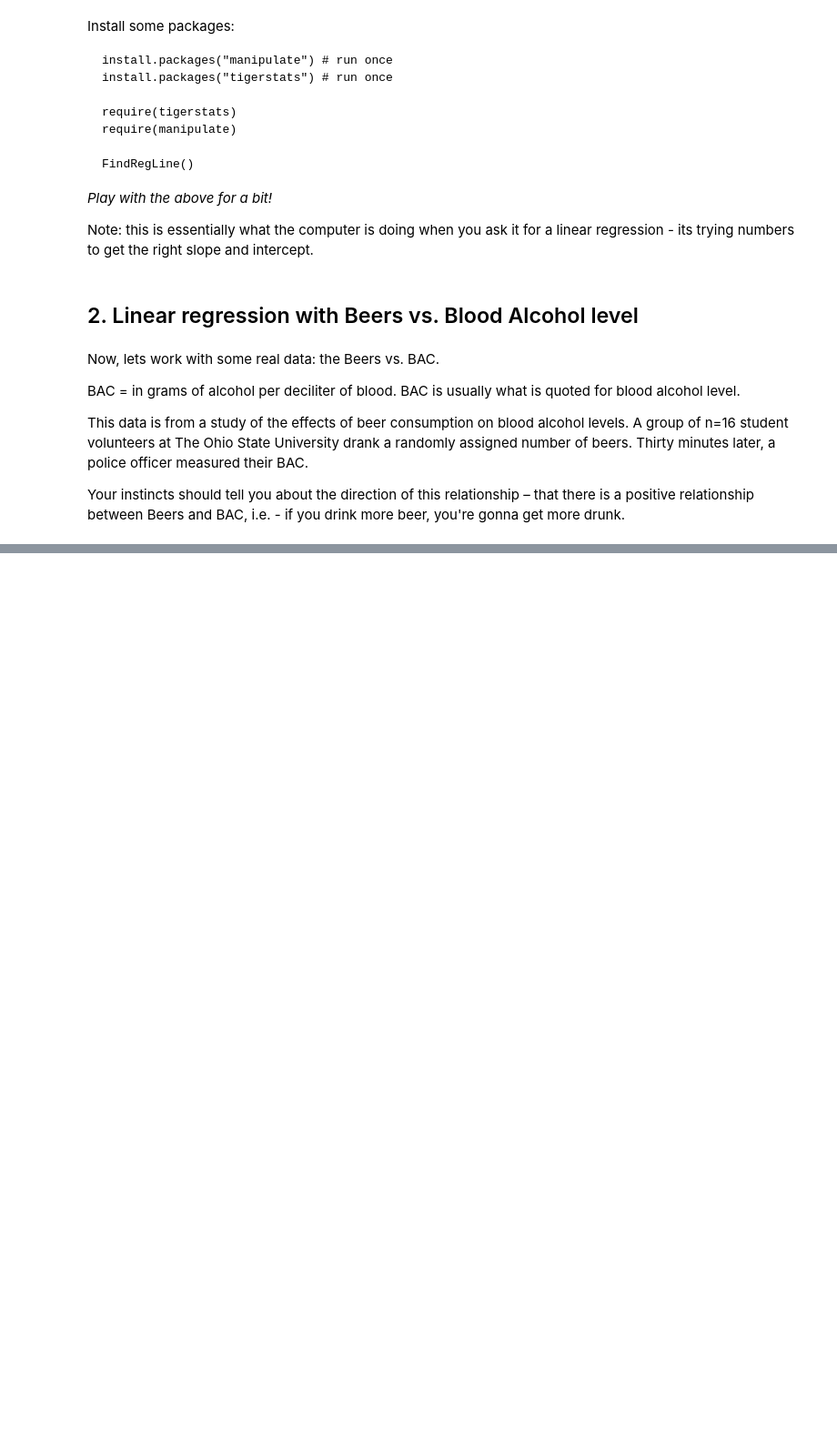
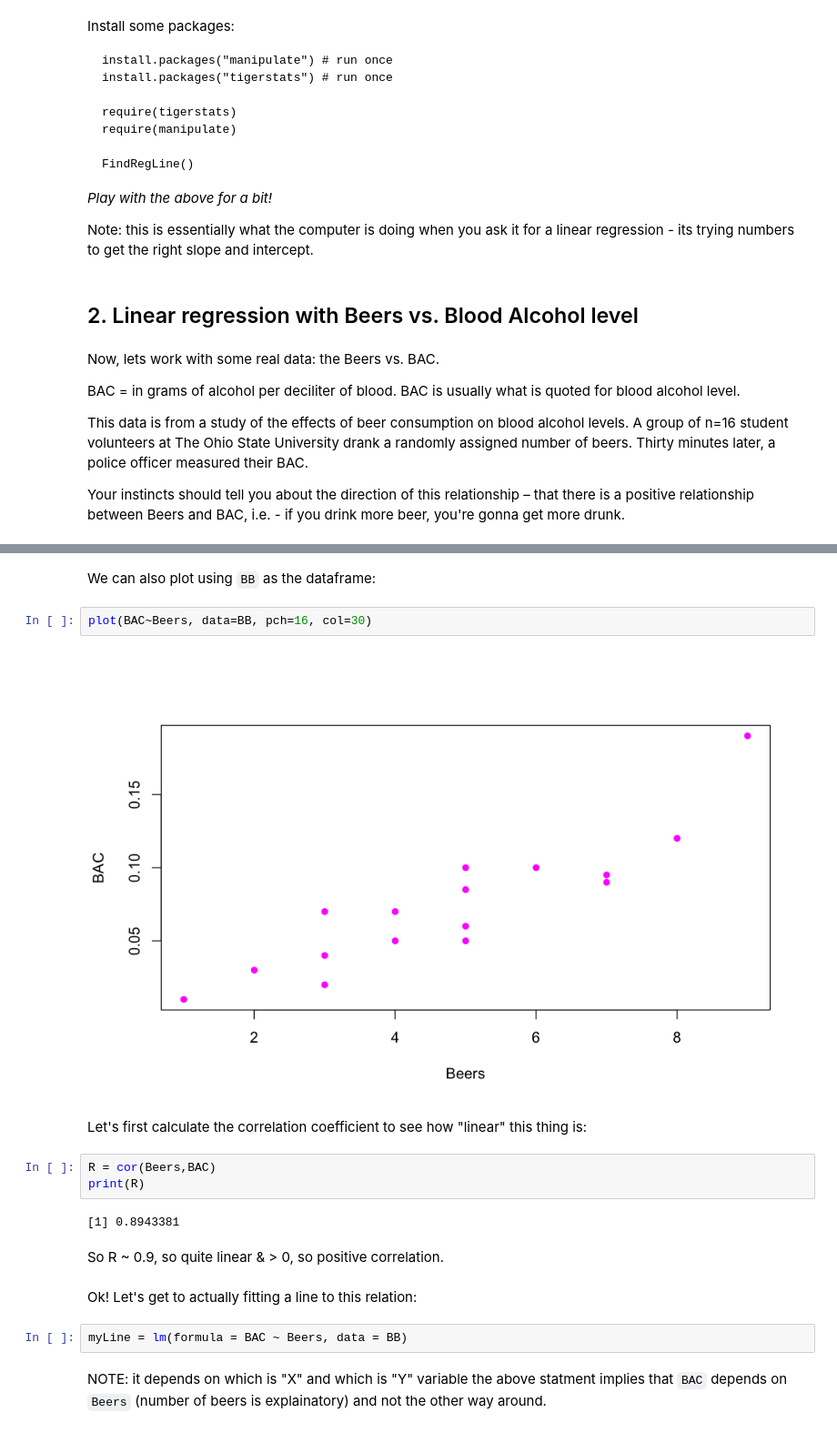
Before and after one commit to jnaiman/is542_spring2020, a Jupyter notebook: week11/prep_linearRegression_part1.ipynb, the cells around one changed output, grey strips where cells are left out. Shown at 91% size. Drawn from its saved outputs; the diff is of its cells as text; blank space fills up the shorter version.

```diff
--- a/week11/prep_linearRegression_part1.ipynb
+++ b/week11/prep_linearRegression_part1.ipynb
@@ -40,0 +59,21 @@ Your instincts should tell you about the direction of this relationship – that
+# %% [markdown]
+We can also plot using `BB` as the dataframe:
+# %%
+plot(BAC~Beers, data=BB, pch=16, col=30)
+# %% [output]
+[figure, added]
+# %% [markdown]
+Let's first calculate the correlation coefficient to see how "linear" this thing is:
+# %%
+R = cor(Beers,BAC)
+print(R)
+# %% [output]
+[1] 0.8943381
+# %% [markdown]
+So R ~ 0.9, so quite linear & > 0, so positive correlation.
+# %% [markdown]
+Ok!  Let's get to actually fitting a line to this relation:
+# %%
+myLine = lm(formula = BAC ~ Beers, data = BB)
+# %% [markdown]
+NOTE: it depends on which is "X" and which is "Y" variable the above statment implies that `BAC` depends on `Beers` (number of beers is explainatory) and not the other way around.
```
Also changed, not shown: parts of 67 cells of this notebook, 1 other file.
